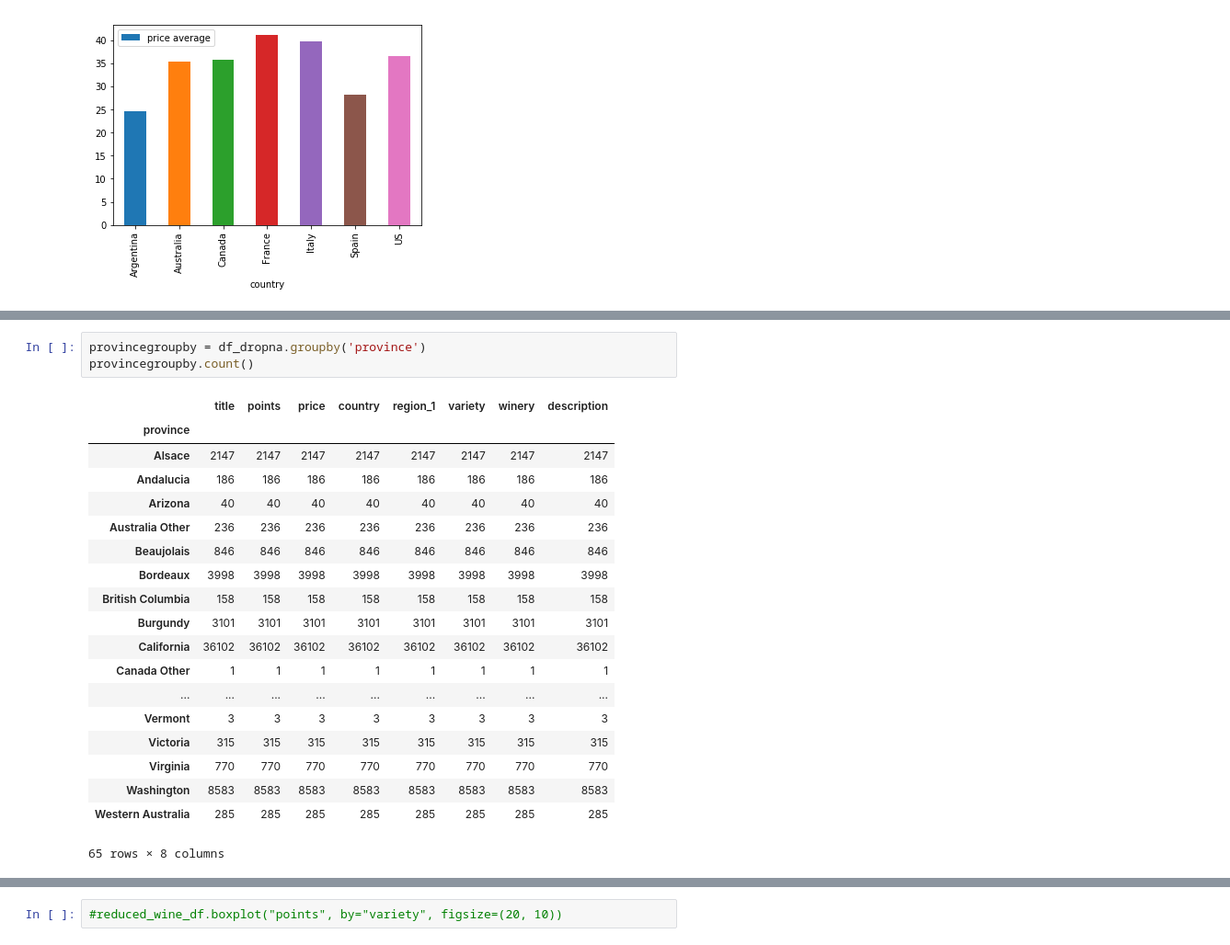
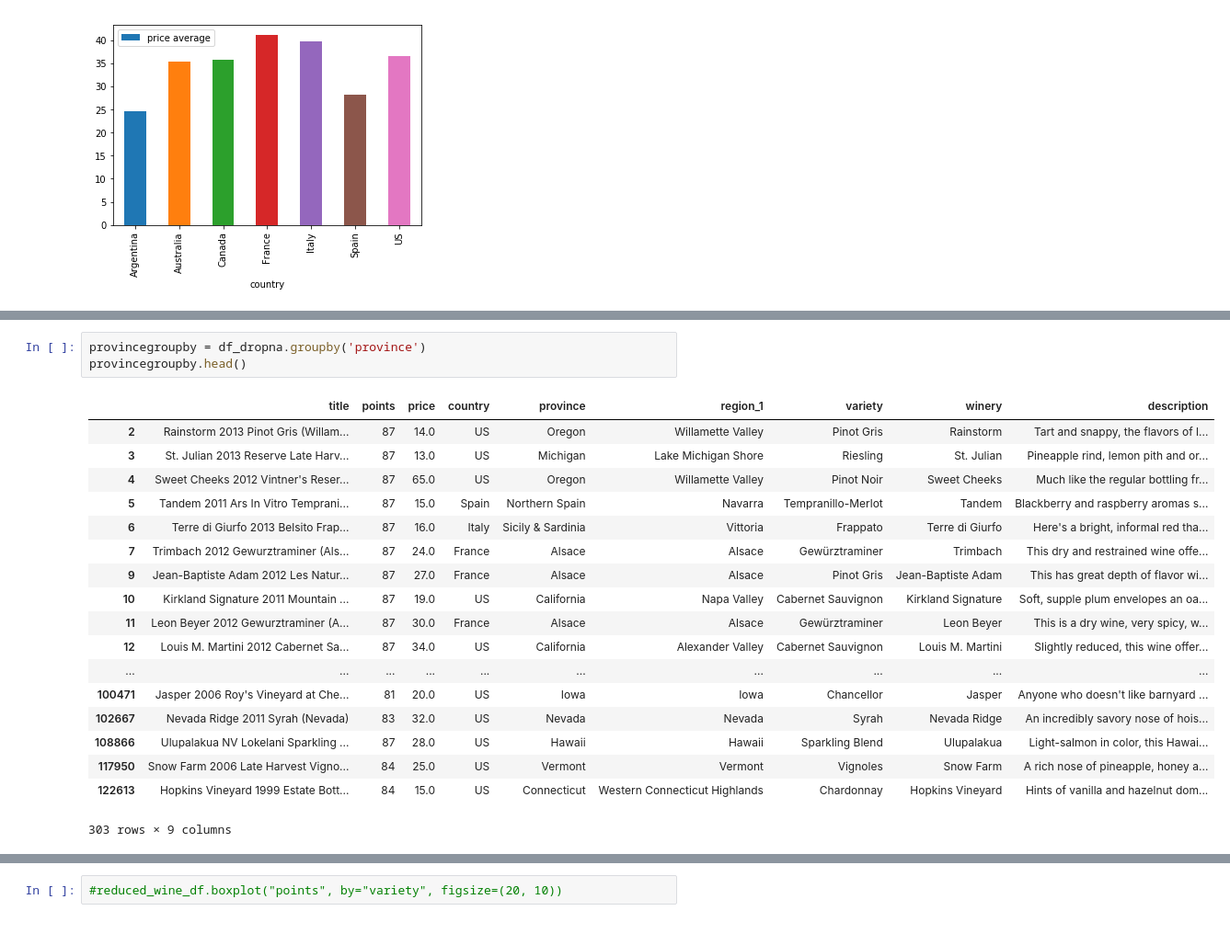
Before and after one commit to SpencerHitchcock/data-project-one, a Jupyter notebook: data_explore2.ipynb, the cells around one changed output, grey strips where cells are left out. Shown at 92% size. Saved outputs shown, nothing was run; the diff lists cells and outputs as text.

```diff
--- a/data_explore2.ipynb
+++ b/data_explore2.ipynb
@@ -103,23 +122,22 @@ stats.f_oneway(p1, ch1, ca1, red1)
 # %%
 provincegroupby = df_dropna.groupby('province')
-provincegroupby.count()
+provincegroupby.head()
 # %% [output]
-|  | title | points | price | country | region_1 | variety | winery | description |
-| province |  |  |  |  |  |  |  |  |
-| Alsace | 2147 | 2147 | 2147 | 2147 | 2147 | 2147 | 2147 | 2147 |
-| Andalucia | 186 | 186 | 186 | 186 | 186 | 186 | 186 | 186 |
-| Arizona | 40 | 40 | 40 | 40 | 40 | 40 | 40 | 40 |
-| Australia Other | 236 | 236 | 236 | 236 | 236 | 236 | 236 | 236 |
-| Beaujolais | 846 | 846 | 846 | 846 | 846 | 846 | 846 | 846 |
-| Bordeaux | 3998 | 3998 | 3998 | 3998 | 3998 | 3998 | 3998 | 3998 |
-| British Columbia | 158 | 158 | 158 | 158 | 158 | 158 | 158 | 158 |
-| Burgundy | 3101 | 3101 | 3101 | 3101 | 3101 | 3101 | 3101 | 3101 |
-| California | 36102 | 36102 | 36102 | 36102 | 36102 | 36102 | 36102 | 36102 |
-| Canada Other | 1 | 1 | 1 | 1 | 1 | 1 | 1 | 1 |
-| ... | ... | ... | ... | ... | ... | ... | ... | ... |
-| Vermont | 3 | 3 | 3 | 3 | 3 | 3 | 3 | 3 |
-| Victoria | 315 | 315 | 315 | 315 | 315 | 315 | 315 | 315 |
-| Virginia | 770 | 770 | 770 | 770 | 770 | 770 | 770 | 770 |
-| Washington | 8583 | 8583 | 8583 | 8583 | 8583 | 8583 | 8583 | 8583 |
-| Western Australia | 285 | 285 | 285 | 285 | 285 | 285 | 285 | 285 |
+|  | title | points | price | country | province | region_1 | variety | winery | description |
+| 2 | Rainstorm 2013 Pinot Gris (Willam... | 87 | 14.0 | US | Oregon | Willamette Valley | Pinot Gris | Rainstorm | Tart and snappy, the flavors of l... |
+| 3 | St. Julian 2013 Reserve Late Harv... | 87 | 13.0 | US | Michigan | Lake Michigan Shore | Riesling | St. Julian | Pineapple rind, lemon pith and or... |
+| 4 | Sweet Cheeks 2012 Vintner's Reser... | 87 | 65.0 | US | Oregon | Willamette Valley | Pinot Noir | Sweet Cheeks | Much like the regular bottling fr... |
+| 5 | Tandem 2011 Ars In Vitro Temprani... | 87 | 15.0 | Spain | Northern Spain | Navarra | Tempranillo-Merlot | Tandem | Blackberry and raspberry aromas s... |
+| 6 | Terre di Giurfo 2013 Belsito Frap... | 87 | 16.0 | Italy | Sicily & Sardinia | Vittoria | Frappato | Terre di Giurfo | Here's a bright, informal red tha... |
+| 7 | Trimbach 2012 Gewurztraminer (Als... | 87 | 24.0 | France | Alsace | Alsace | Gewürztraminer | Trimbach | This dry and restrained wine offe... |
+| 9 | Jean-Baptiste Adam 2012 Les Natur... | 87 | 27.0 | France | Alsace | Alsace | Pinot Gris | Jean-Baptiste Adam | This has great depth of flavor wi... |
+| 10 | Kirkland Signature 2011 Mountain ... | 87 | 19.0 | US | California | Napa Valley | Cabernet Sauvignon | Kirkland Signature | Soft, supple plum envelopes an oa... |
+| 11 | Leon Beyer 2012 Gewurztraminer (A... | 87 | 30.0 | France | Alsace | Alsace | Gewürztraminer | Leon Beyer | This is a dry wine, very spicy, w... |
+| 12 | Louis M. Martini 2012 Cabernet Sa... | 87 | 34.0 | US | California | Alexander Valley | Cabernet Sauvignon | Louis M. Martini | Slightly reduced, this wine offer... |
+| ... | ... | ... | ... | ... | ... | ... | ... | ... | ... |
+| 100471 | Jasper 2006 Roy's Vineyard at Che... | 81 | 20.0 | US | Iowa | Iowa | Chancellor | Jasper | Anyone who doesn't like barnyard ... |
+| 102667 | Nevada Ridge 2011 Syrah (Nevada) | 83 | 32.0 | US | Nevada | Nevada | Syrah | Nevada Ridge | An incredibly savory nose of hois... |
+| 108866 | Ulupalakua NV Lokelani Sparkling ... | 87 | 28.0 | US | Hawaii | Hawaii | Sparkling Blend | Ulupalakua | Light-salmon in color, this Hawai... |
+| 117950 | Snow Farm 2006 Late Harvest Vigno... | 84 | 25.0 | US | Vermont | Vermont | Vignoles | Snow Farm | A rich nose of pineapple, honey a... |
+| 122613 | Hopkins Vineyard 1999 Estate Bott... | 84 | 15.0 | US | Connecticut | Western Connecticut Highlands | Chardonnay | Hopkins Vineyard | Hints of vanilla and hazelnut dom... |
-65 rows × 8 columns
+303 rows × 9 columns
```
Also changed, not shown: parts of 8 cells of this notebook.
